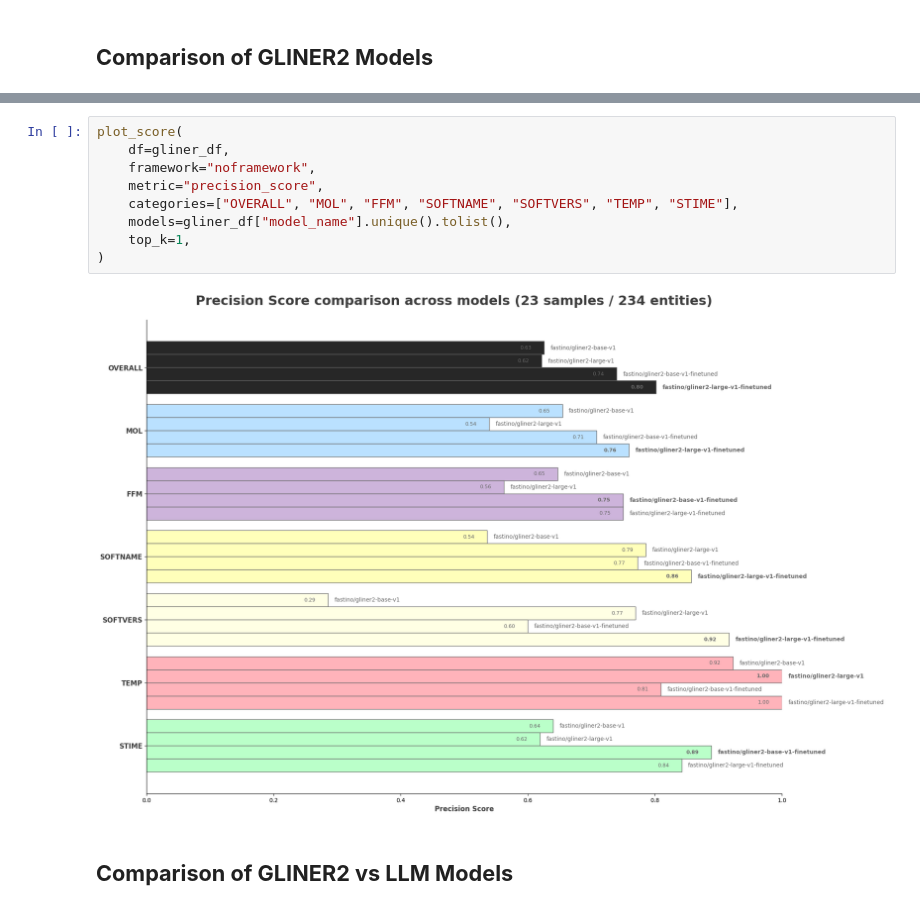
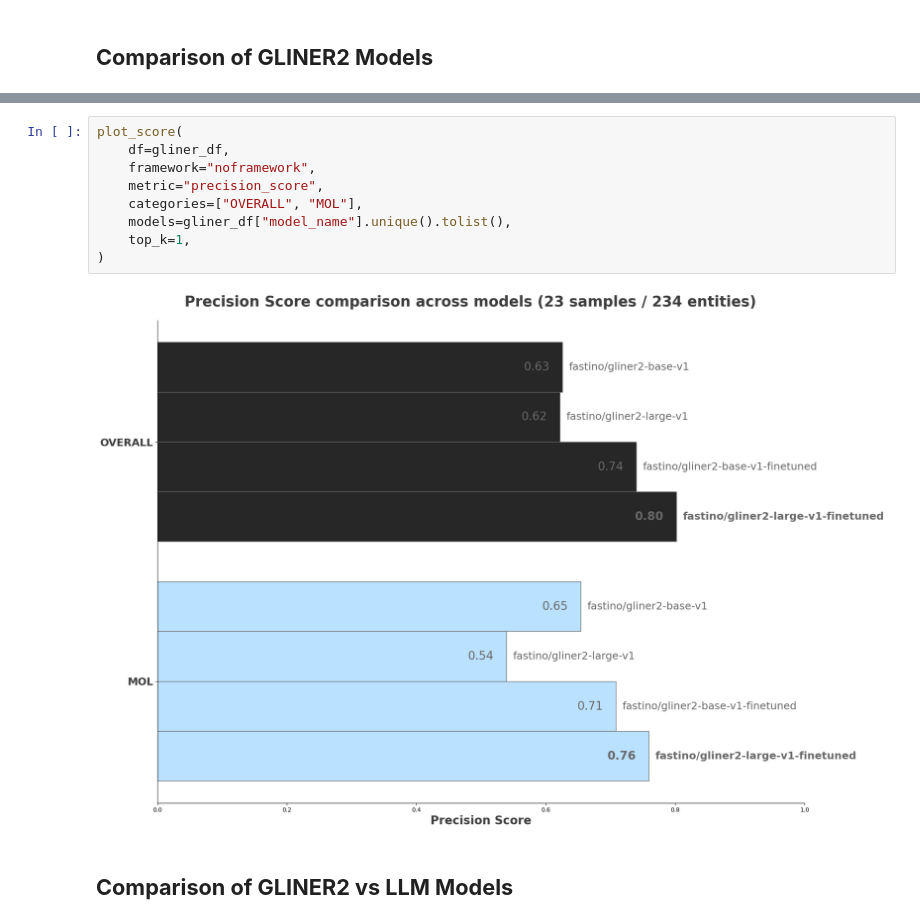
Before and after one commit to MDverse/mdner_llm, a Jupyter notebook: notebooks/compare_models_performance.ipynb, the cells around one changed output, grey strips where cells are left out. Drawn from its saved outputs; the diff is of its cells as text.

```diff
--- a/notebooks/compare_models_performance.ipynb
+++ b/notebooks/compare_models_performance.ipynb
@@ -117,14 +135,14 @@ gliner_df
 # %%
 plot_score(
     df=gliner_df,
     framework="noframework",
     metric="precision_score",
-    categories=["OVERALL", "MOL", "FFM", "SOFTNAME", "SOFTVERS", "TEMP", "STIME"],
+    categories=["OVERALL", "MOL"],
     models=gliner_df["model_name"].unique().tolist(),
     top_k=1,
 )
 # %% [output]
-[figure, old version]
+[figure, new version]
 # %% [markdown]
 ## **Comparison of GLINER2 vs LLM Models**
 # %%
```
Also changed, not shown: parts of 3 cells of this notebook, 1 other file.
